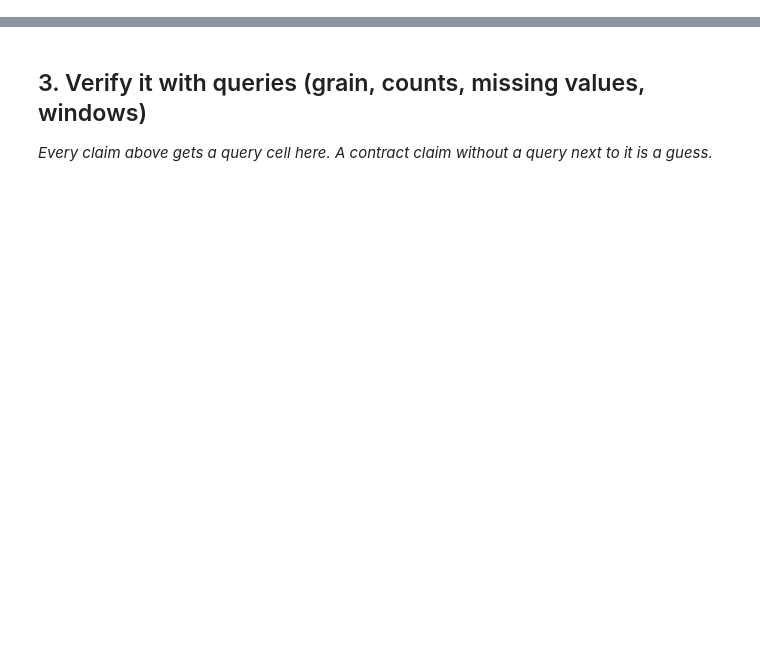
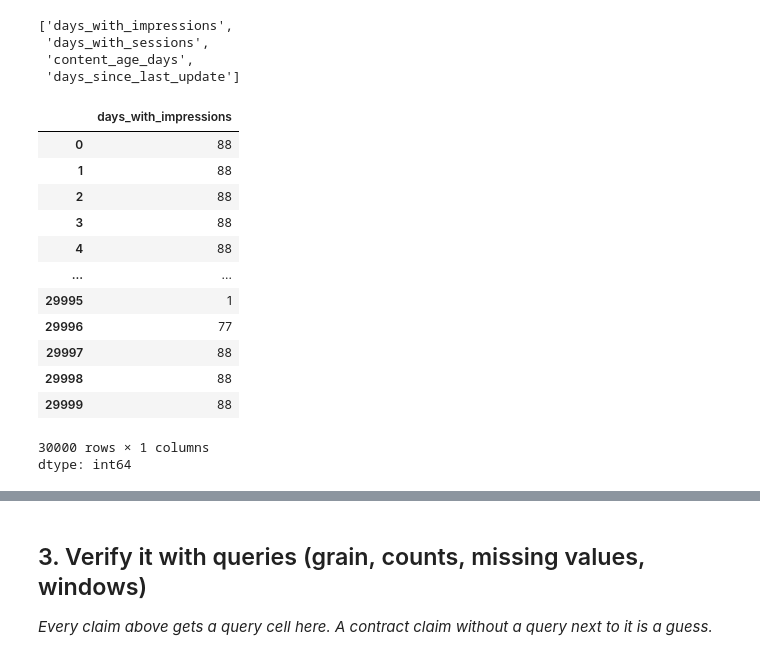
Before and after one commit to Hadeed07/FlyRank-ML, a Jupyter notebook: work/notebooks/w03_data_contract.ipynb, the cells around one changed output, grey strips where cells are left out. Drawn from its saved outputs; the diff is of its cells as text; code cells hidden in the pictures; blank space fills up the shorter version.

```diff
--- a/work/notebooks/w03_data_contract.ipynb
+++ b/work/notebooks/w03_data_contract.ipynb
@@ -12,0 +67,25 @@ This skeleton is yours to fill. Work the sections **in order** — each one has
+# %%
+# quick scan for any date-like columns
+[col for col in df.columns if 'date' in col.lower() or 'time' in col.lower() or 'day' in col.lower()]
+# %% [output]
+['days_with_impressions',
+ 'days_with_sessions',
+ 'content_age_days',
+ 'days_since_last_update']
+# %%
+df['days_with_impressionsare']
+# %% [output]
+|  | days_with_impressions |
+| 0 | 88 |
+| 1 | 88 |
+| 2 | 88 |
+| 3 | 88 |
+| 4 | 88 |
+| ... | ... |
+| 29995 | 1 |
+| 29996 | 77 |
+| 29997 | 88 |
+| 29998 | 88 |
+| 29999 | 88 |
+30000 rows × 1 columns
+dtype: int64
```
Also changed, not shown: parts of 22 cells of this notebook.
